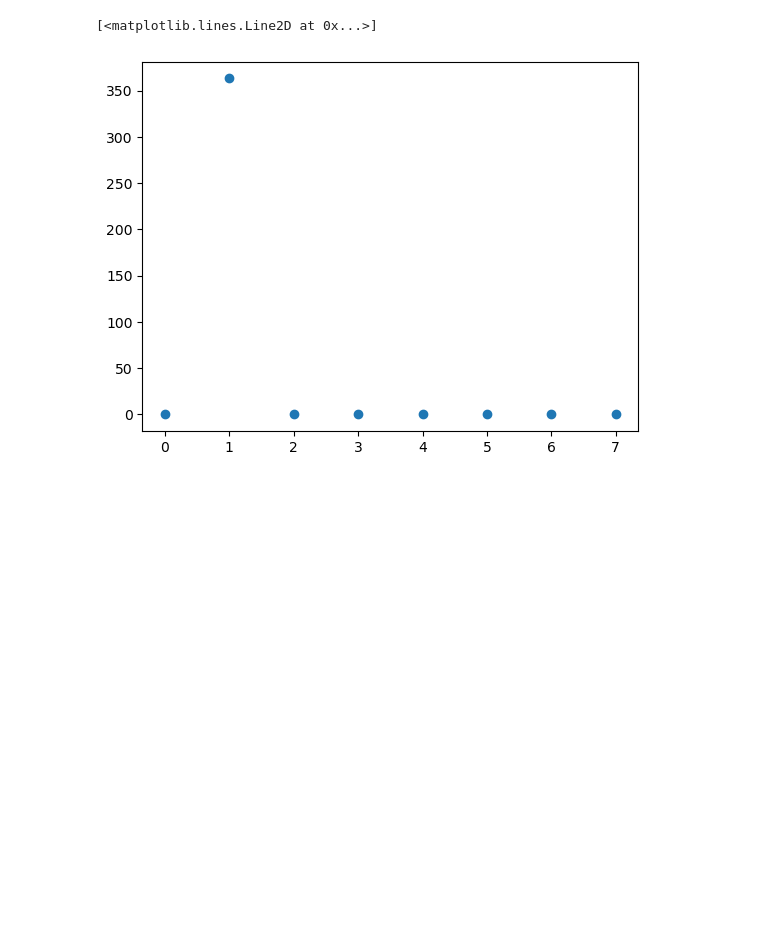
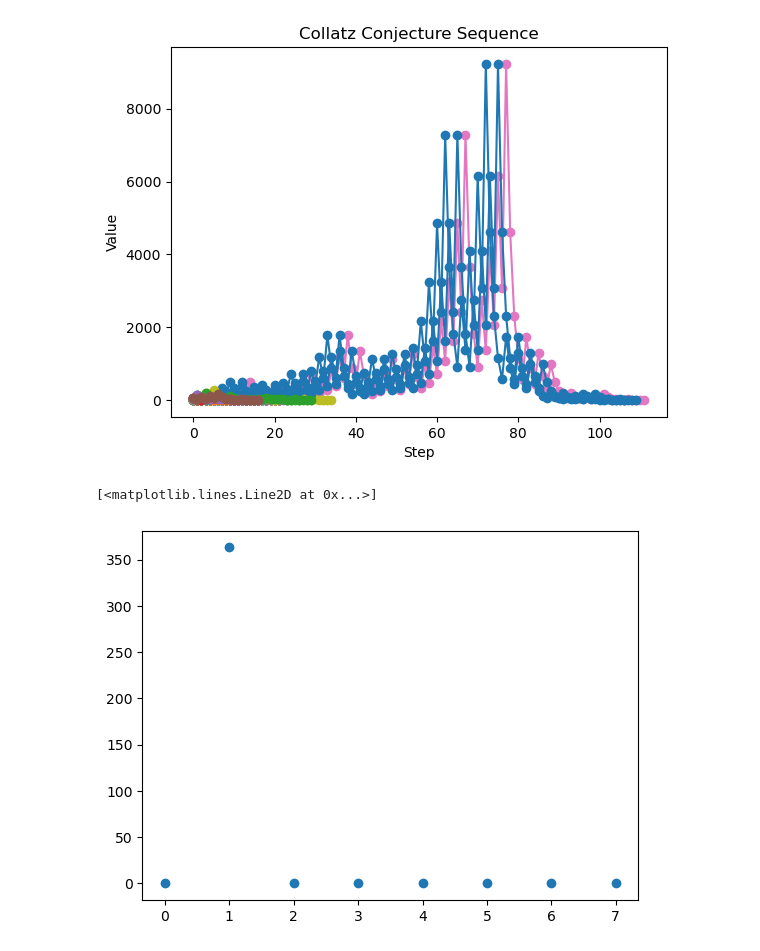
Before and after one commit to petron23/maths_and_physics, a Jupyter notebook: Collatz_conjecture/collatz.ipynb, the cells around one changed output. Saved outputs shown, nothing was run; the diff lists cells and outputs as text; code cells hidden in the pictures; blank space fills up the shorter version.

```diff
--- a/Collatz_conjecture/collatz.ipynb
+++ b/Collatz_conjecture/collatz.ipynb
@@ -28,3 +28,11 @@ plot_collatz(collatz_seq)
+# %%
+for i in range(1,47):
+    starting_number = i
+    collatz_seq = collatz_sequence(starting_number)
+    plot_collatz(collatz_seq)
+plt.show()
+# %% [output]
+[figure, added]
 # %%
 import numpy as np
 
```
Also changed, not shown: parts of 1 cell of this notebook.
